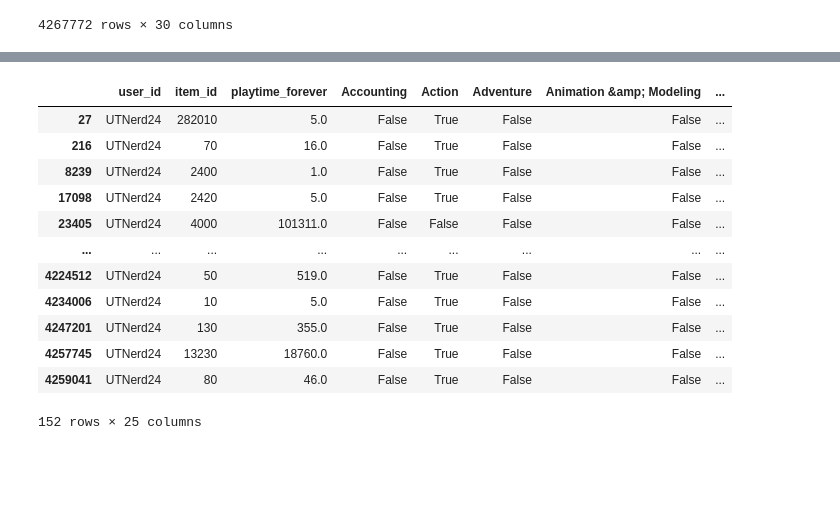
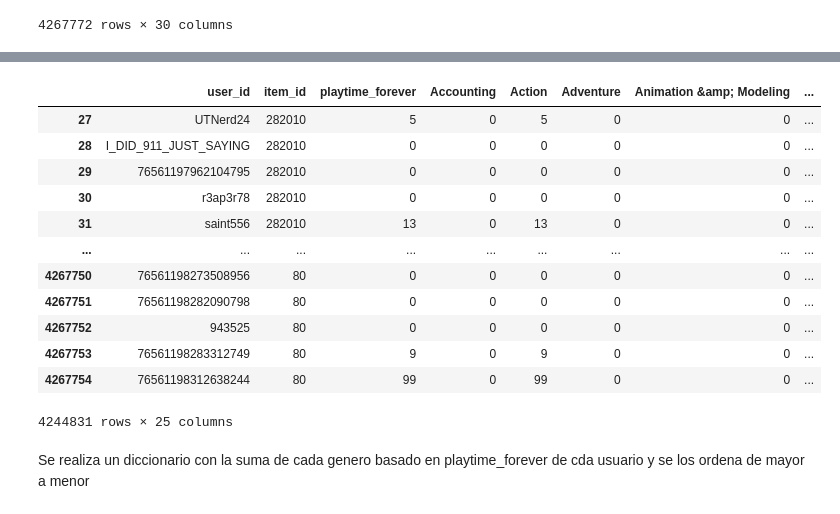
Before and after one commit to dariojacome/PMLOS, a Jupyter notebook: apis.ipynb, the cells around one changed output, grey strips where cells are left out. Saved outputs shown, nothing was run; the diff lists cells and outputs as text; code cells hidden in the pictures; blank space fills up the shorter version.

```diff
--- a/apis.ipynb
+++ b/apis.ipynb
@@ -251,17 +255 @@ df_genre
 2833992 rows × 25 columns
-# %%
-df_genre[df_genre['user_id'] == 'UTNerd24']
-# %% [output]
-|  | user_id | item_id | playtime_forever | Accounting | Action | Adventure | Animation &amp; Modeling | ... |
-| 27 | UTNerd24 | 282010 | 5.0 | False | True | False | False | ... |
-| 216 | UTNerd24 | 70 | 16.0 | False | True | False | False | ... |
-| 8239 | UTNerd24 | 2400 | 1.0 | False | True | False | False | ... |
-| 17098 | UTNerd24 | 2420 | 5.0 | False | True | False | False | ... |
-| 23405 | UTNerd24 | 4000 | 101311.0 | False | False | False | False | ... |
-| ... | ... | ... | ... | ... | ... | ... | ... | ... |
-| 4224512 | UTNerd24 | 50 | 519.0 | False | True | False | False | ... |
-| 4234006 | UTNerd24 | 10 | 5.0 | False | True | False | False | ... |
-| 4247201 | UTNerd24 | 130 | 355.0 | False | True | False | False | ... |
-| 4257745 | UTNerd24 | 13230 | 18760.0 | False | True | False | False | ... |
-| 4259041 | UTNerd24 | 80 | 46.0 | False | True | False | False | ... |
-152 rows × 25 columns
@@ -285,0 +256,21 @@ def genre(genero:str):
+# %%
+# Reemplaza True por su equivalente en la columna "playtime_forever" para las de los generos para su posterior analisis
+df_genre[df_genre.columns[3:]] = df_genre[df_genre.columns[3:]].multiply(df_genre['playtime_forever'], axis='index')
+
+df_genre
+# %% [output]
+|  | user_id | item_id | playtime_forever | Accounting | Action | Adventure | Animation &amp; Modeling | ... |
+| 27 | UTNerd24 | 282010 | 5 | 0 | 5 | 0 | 0 | ... |
+| 28 | I_DID_911_JUST_SAYING | 282010 | 0 | 0 | 0 | 0 | 0 | ... |
+| 29 | 76561197962104795 | 282010 | 0 | 0 | 0 | 0 | 0 | ... |
+| 30 | r3ap3r78 | 282010 | 0 | 0 | 0 | 0 | 0 | ... |
+| 31 | saint556 | 282010 | 13 | 0 | 13 | 0 | 0 | ... |
+| ... | ... | ... | ... | ... | ... | ... | ... | ... |
+| 4267750 | 76561198273508956 | 80 | 0 | 0 | 0 | 0 | 0 | ... |
+| 4267751 | 76561198282090798 | 80 | 0 | 0 | 0 | 0 | 0 | ... |
+| 4267752 | 943525 | 80 | 0 | 0 | 0 | 0 | 0 | ... |
+| 4267753 | 76561198283312749 | 80 | 9 | 0 | 9 | 0 | 0 | ... |
+| 4267754 | 76561198312638244 | 80 | 99 | 0 | 99 | 0 | 0 | ... |
+4244831 rows × 25 columns
+# %% [markdown]
+Se realiza un diccionario con la suma de cada genero basado en playtime_forever de cda usuario y se los ordena de mayor a menor
```
Also changed, not shown: parts of 63 cells of this notebook, 1 other file.
